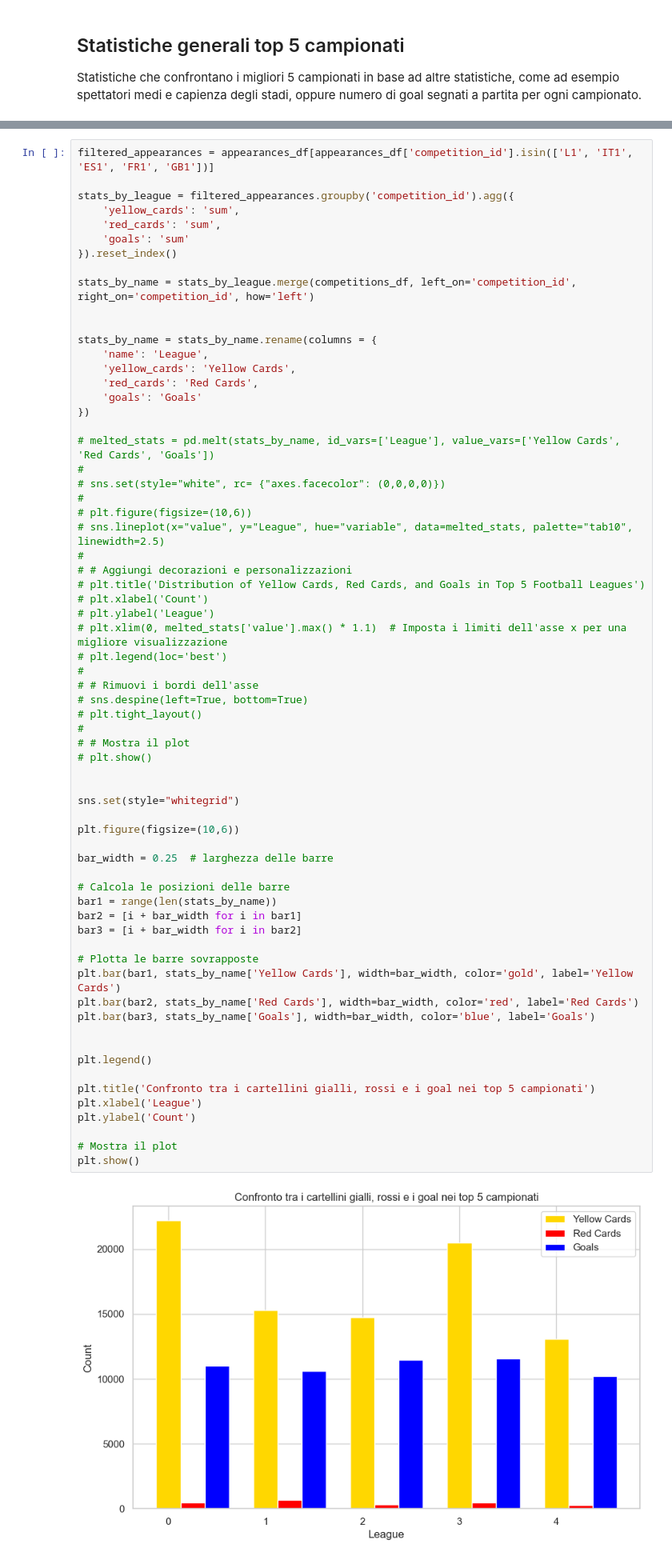
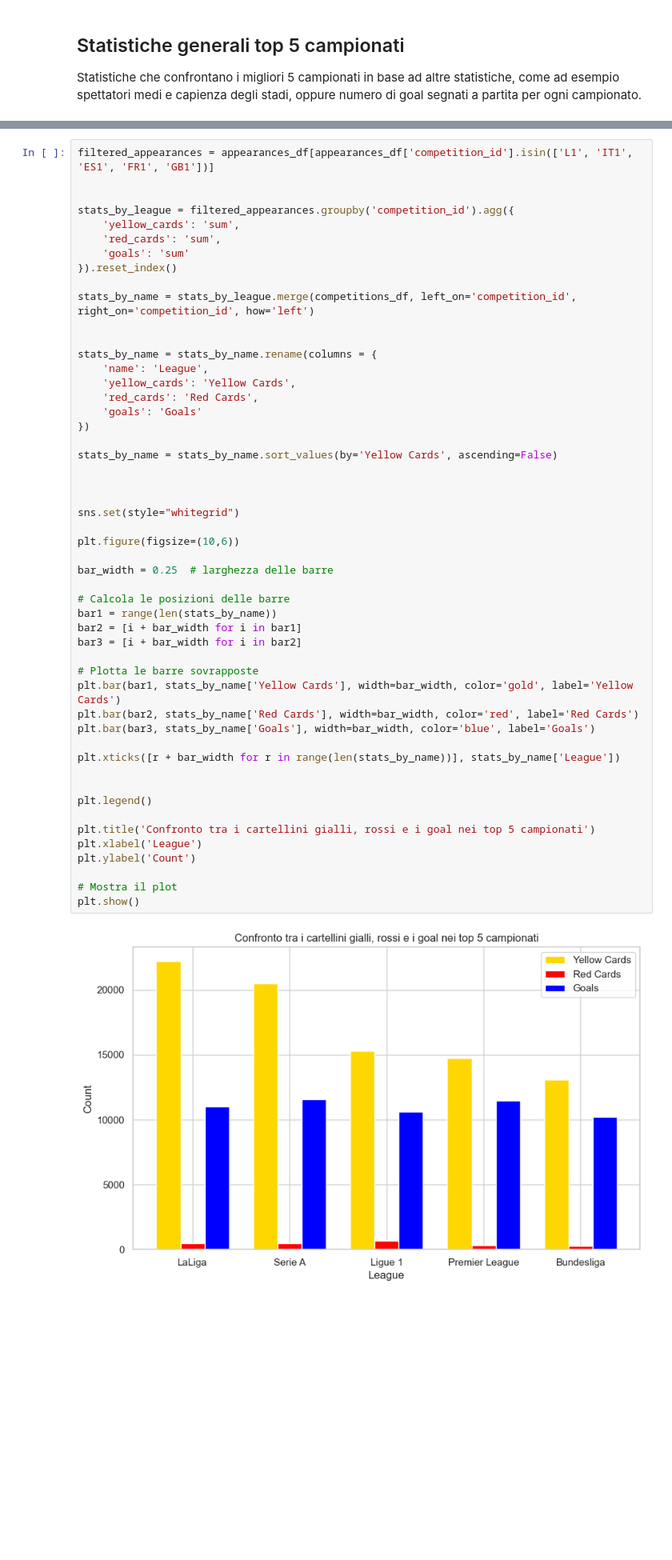
Before and after one commit to RiccardoPili/Football-Data-Analysis, a Jupyter notebook: data_analysis_visualization/competitions_stats.ipynb, the cells around one changed output, grey strips where cells are left out. Shown at 80% size. Saved outputs shown, nothing was run; the diff lists cells and outputs as text; blank space fills up the shorter version.

```diff
--- a/data_analysis_visualization/competitions_stats.ipynb
+++ b/data_analysis_visualization/competitions_stats.ipynb
@@ -210,6 +211,7 @@ plt.show()
 [figure]
 # %%
 filtered_appearances = appearances_df[appearances_df['competition_id'].isin(['L1', 'IT1', 'ES1', 'FR1', 'GB1'])]
+
 
 stats_by_league = filtered_appearances.groupby('competition_id').agg({
     'yellow_cards': 'sum',
@@ -227,52 +229,36 @@ stats_by_name = stats_by_name.rename(columns = {
     'goals': 'Goals'
 })
 
-# melted_stats = pd.melt(stats_by_name, id_vars=['League'], value_vars=['Yellow Cards', 'Red Cards', 'Goals'])
-#
-# sns.set(style="white", rc= {"axes.facecolor": (0,0,0,0)})
-#
-# plt.figure(figsize=(10,6))
-# sns.lineplot(x="value", y="League", hue="variable", data=melted_stats, palette="tab10", linewidth=2.5)
-#
-# # Aggiungi decorazioni e personalizzazioni
-# plt.title('Distribution of Yellow Cards, Red Cards, and Goals in Top 5 Football Leagues')
-# plt.xlabel('Count')
-# plt.ylabel('League')
-# plt.xlim(0, melted_stats['value'].max() * 1.1)  # Imposta i limiti dell'asse x per una migliore visualizzazione
-# plt.legend(loc='best')
-#
-# # Rimuovi i bordi dell'asse
-# sns.despine(left=True, bottom=True)
-# plt.tight_layout()
-#
-# # Mostra il plot
-# plt.show()
+stats_by_name = stats_by_name.sort_values(by='Yellow Cards', ascending=False)
+
 
 
 sns.set(style="whitegrid")
 
 plt.figure(figsize=(10,6))
 
 bar_width = 0.25  # larghezza delle barre
 
 # Calcola le posizioni delle barre
 bar1 = range(len(stats_by_name))
 bar2 = [i + bar_width for i in bar1]
 bar3 = [i + bar_width for i in bar2]
 
 # Plotta le barre sovrapposte
 plt.bar(bar1, stats_by_name['Yellow Cards'], width=bar_width, color='gold', label='Yellow Cards')
 plt.bar(bar2, stats_by_name['Red Cards'], width=bar_width, color='red', label='Red Cards')
 plt.bar(bar3, stats_by_name['Goals'], width=bar_width, color='blue', label='Goals')
 
+plt.xticks([r + bar_width for r in range(len(stats_by_name))], stats_by_name['League'])
+
 
 plt.legend()
 
 plt.title('Confronto tra i cartellini gialli, rossi e i goal nei top 5 campionati')
 plt.xlabel('League')
 plt.ylabel('Count')
 
 # Mostra il plot
 plt.show()
 # %% [output]
-[figure, old version]
+[figure, new version]
```
Also changed, not shown: parts of 2 cells of this notebook, 1 other file.
